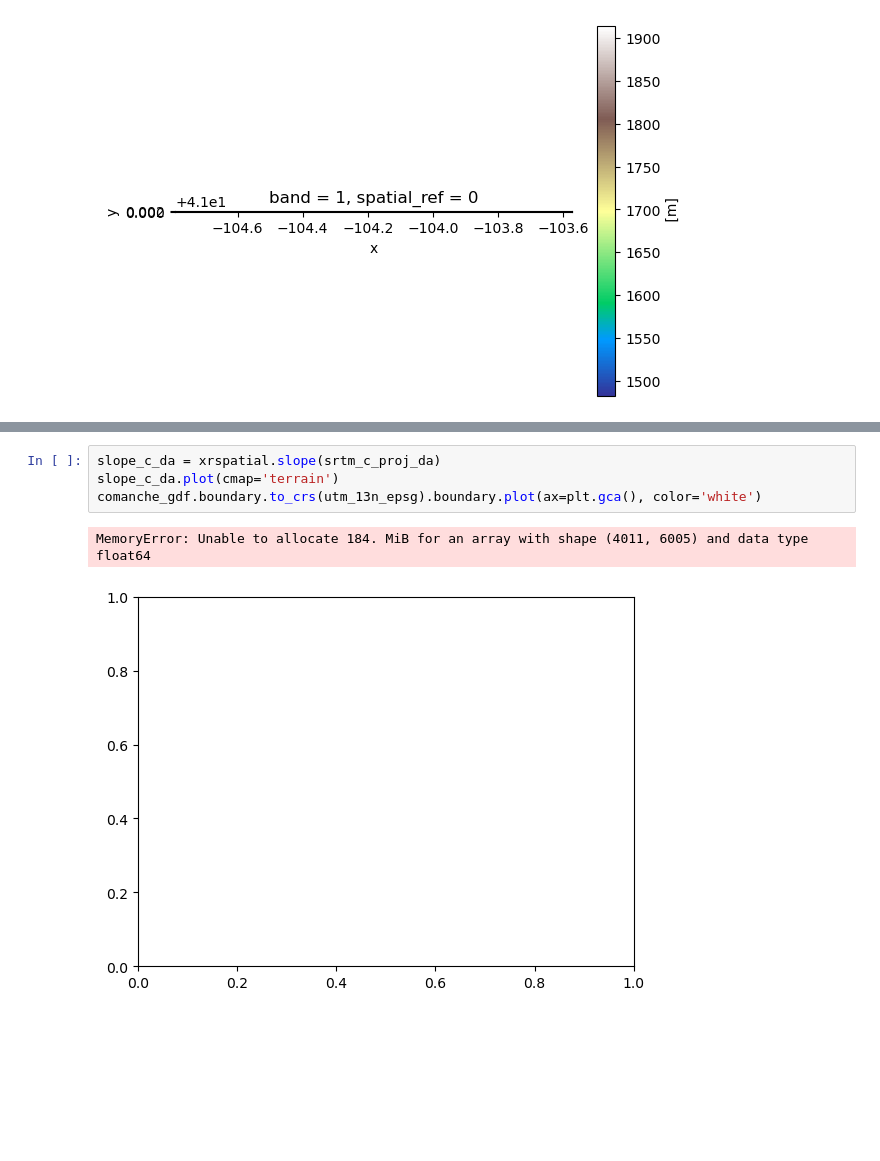
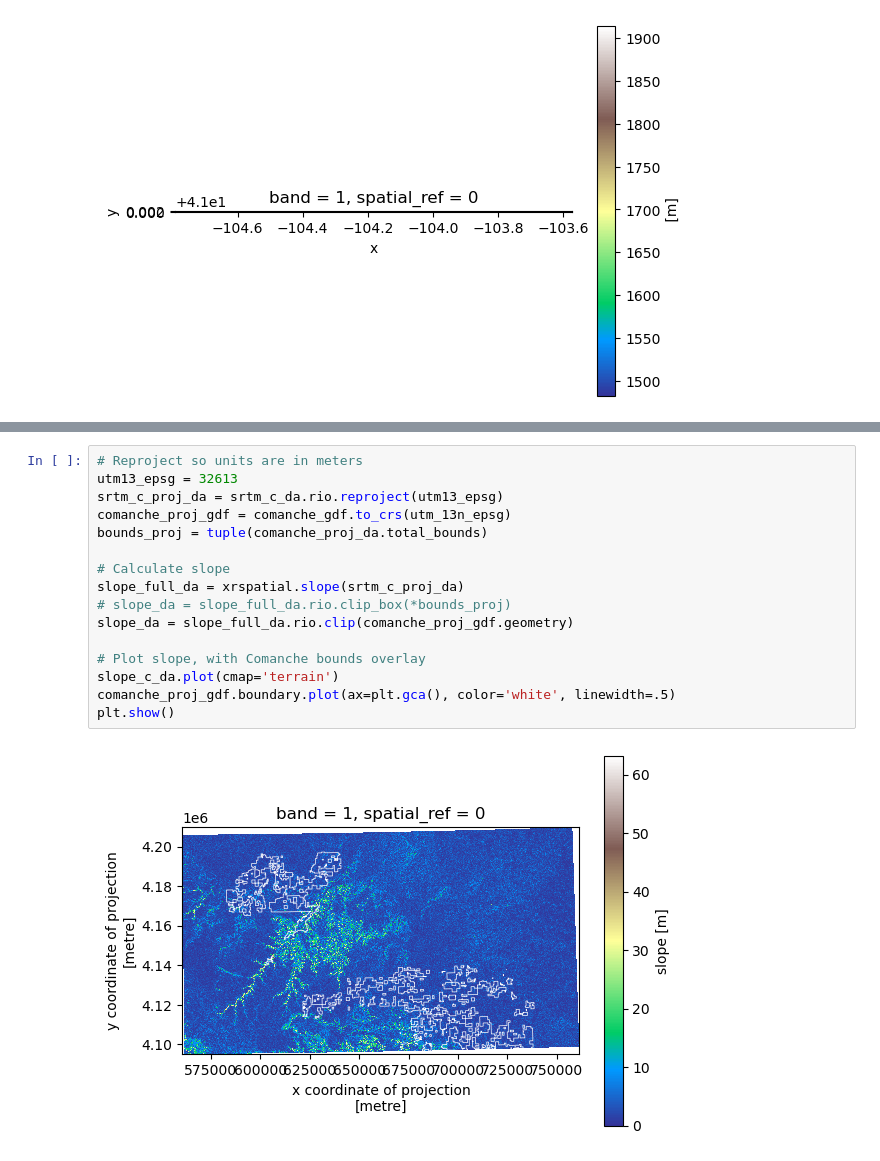
Before and after one commit to allenmoench/habitat_suitability, a Jupyter notebook: habitat_suitability_03_DEM.ipynb, the cells around one changed output, grey strips where cells are left out. Cells and saved outputs as stored; diff of their text form; blank space fills up the shorter version.

```diff
--- a/habitat_suitability_03_DEM.ipynb
+++ b/habitat_suitability_03_DEM.ipynb
@@ -119,7 +115,18 @@ srtm_c_proj_da.plot()
-# %%
-slope_c_da = xrspatial.slope(srtm_c_proj_da)
-slope_c_da.plot(cmap='terrain')
-comanche_gdf.boundary.to_crs(utm_13n_epsg).boundary.plot(ax=plt.gca(), color='white')
-# %% [output]
-MemoryError: Unable to allocate 184. MiB for an array with shape (4011, 6005) and data type float64
-[figure, removed]
+# %%
+# Reproject so units are in meters
+utm13_epsg = 32613
+srtm_c_proj_da = srtm_c_da.rio.reproject(utm13_epsg)
+comanche_proj_gdf = comanche_gdf.to_crs(utm_13n_epsg)
+bounds_proj = tuple(comanche_proj_da.total_bounds)
+
+# Calculate slope
+slope_full_da = xrspatial.slope(srtm_c_proj_da)
+# slope_da = slope_full_da.rio.clip_box(*bounds_proj)
+slope_da = slope_full_da.rio.clip(comanche_proj_gdf.geometry)
+
+# Plot slope, with Comanche bounds overlay
+slope_c_da.plot(cmap='terrain')
+comanche_proj_gdf.boundary.plot(ax=plt.gca(), color='white', linewidth=.5)
+plt.show()
+# %% [output]
+[figure, added]
```
Also changed, not shown: parts of 4 cells of this notebook, 4 other files.
